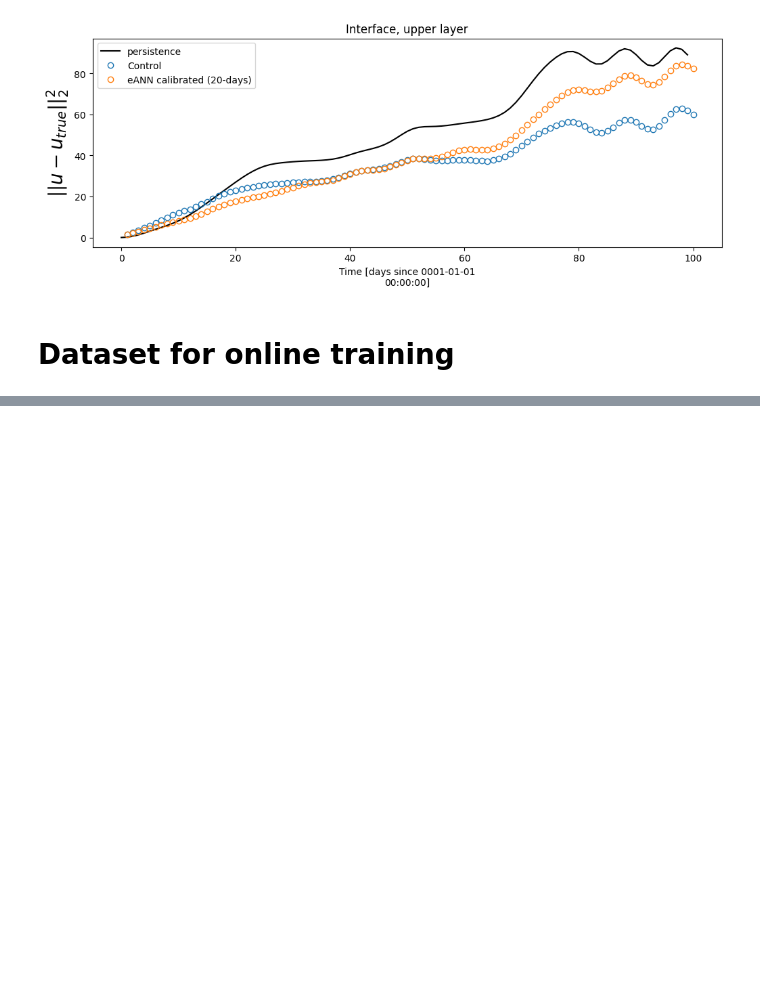
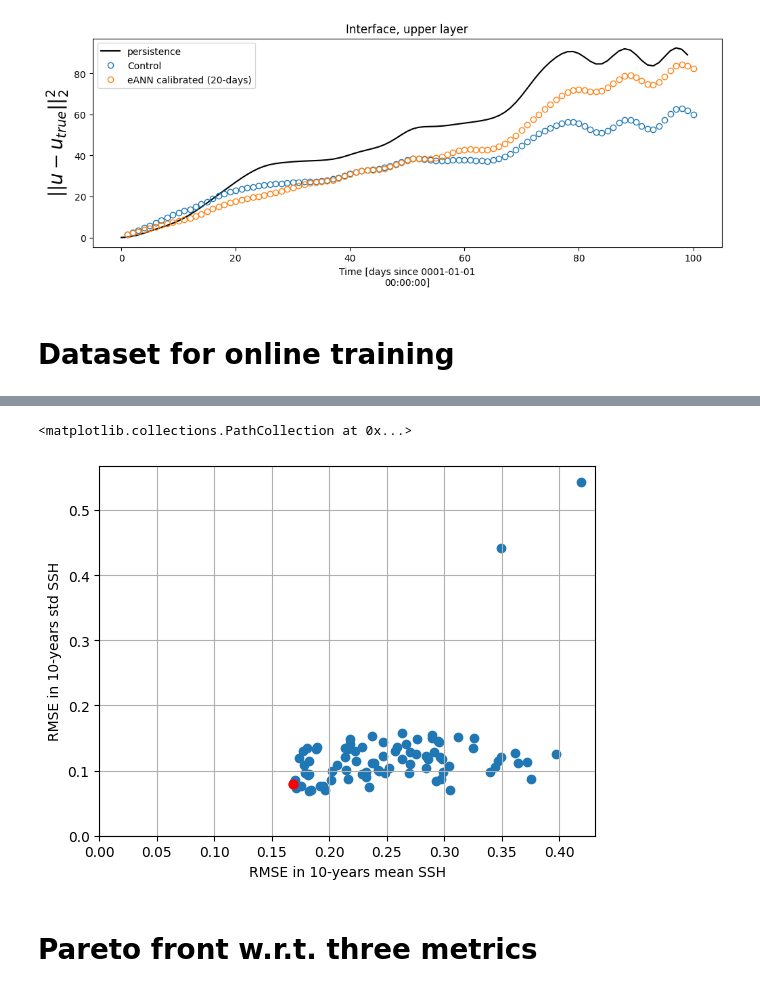
Before and after one commit to m2lines/calibration-MOM6, a Jupyter notebook: notebooks/RESTART_FILE.ipynb, the cells around one changed output, grey strips where cells are left out. Cells and saved outputs as stored; diff of their text form; code cells hidden in the pictures; blank space fills up the shorter version.

```diff
--- a/notebooks/RESTART_FILE.ipynb
+++ b/notebooks/RESTART_FILE.ipynb
@@ -510,0 +570,17 @@ EKI_dataset.to_netcdf('../scripts/R32/R2_FGR3_online_training.nc')
+# %%
+plt.scatter(RMSE_ssh_mean, RMSE_ssh_std)
+plt.xlim([0,None])
+plt.ylim([0,None])
+plt.grid()
+plt.xlabel('RMSE in 10-years mean SSH')
+plt.ylabel('RMSE in 10-years std SSH')
+plt.scatter(
+    RMSE_ssh_mean[8],
+    RMSE_ssh_std[8],
+    color='red', label="Pareto front", s=40
+)
+# %% [output]
+<matplotlib.collections.PathCollection at 0x...>
+[figure, added]
+# %% [markdown]
+# Pareto front w.r.t. three metrics
```
Also changed, not shown: parts of 18 cells of this notebook, 2 other files.
